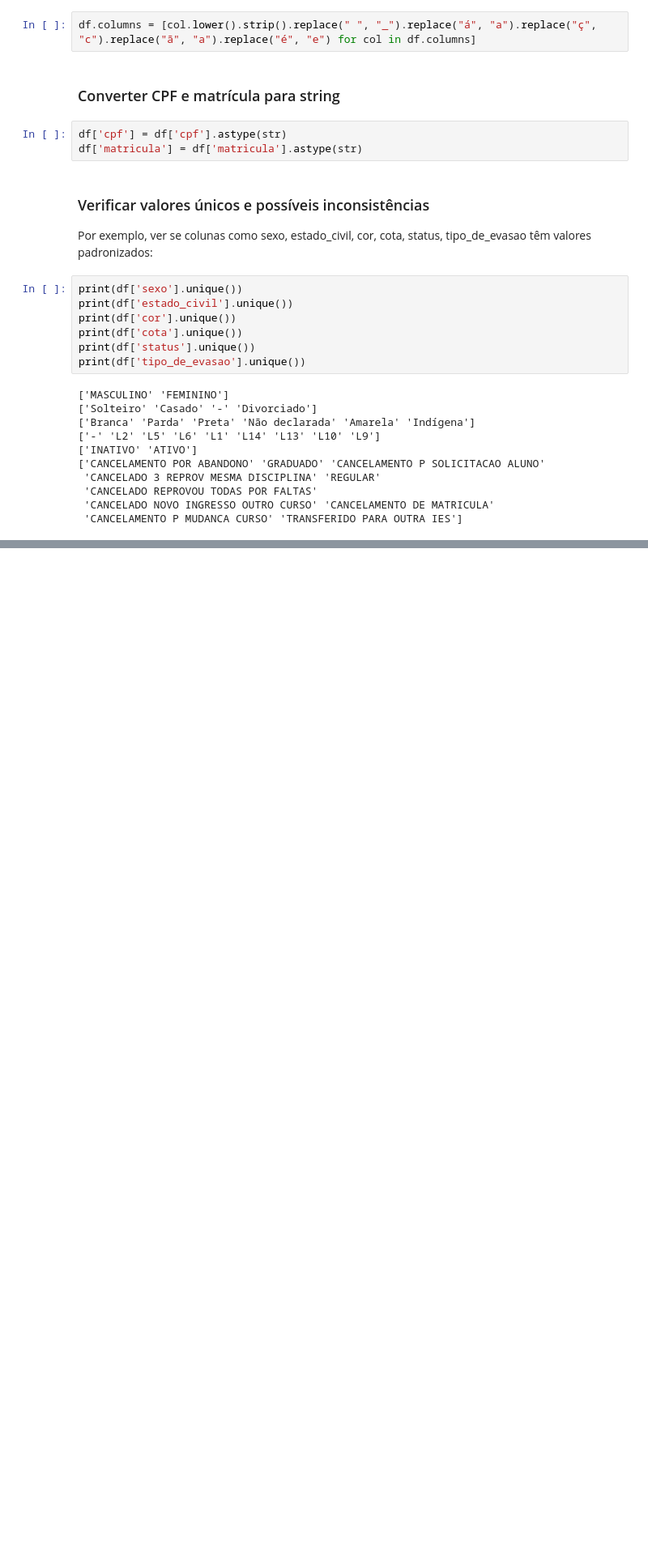
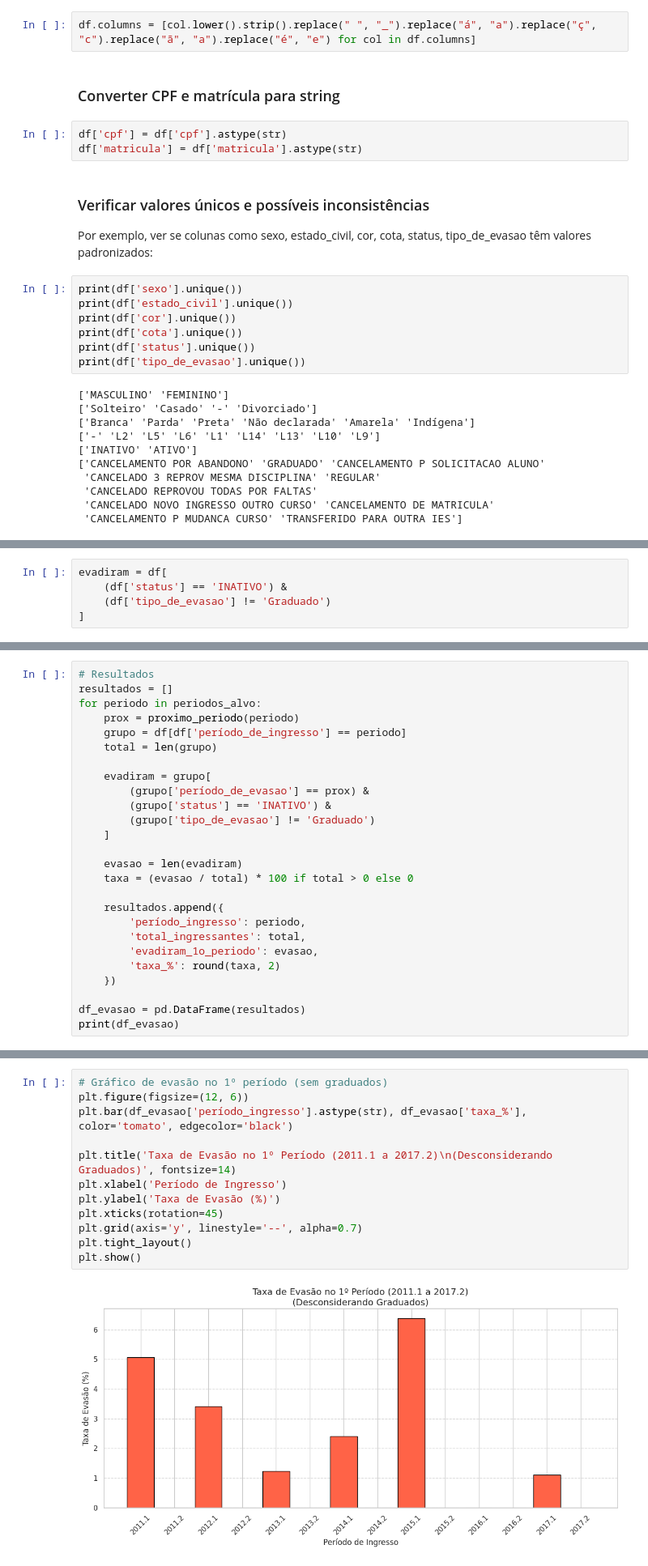
Before and after one commit to DiegoKazadi/ufcg-analise-descritiva, a Jupyter notebook: ufcg-analise-descritiva.ipynb, the cells around one changed output, grey strips where cells are left out. Shown at 81% size. Saved outputs shown, nothing was run; the diff lists cells and outputs as text; blank space fills up the shorter version.

```diff
--- a/ufcg-analise-descritiva.ipynb
+++ b/ufcg-analise-descritiva.ipynb
@@ -415,0 +628,5 @@ print(df['tipo_de_evasao'].unique())
+# %%
+evadiram = df[
+    (df['status'] == 'INATIVO') &
+    (df['tipo_de_evasao'] != 'Graduado')
+]
@@ -415,0 +637,26 @@ print(df['tipo_de_evasao'].unique())
+# %%
+# Resultados
+resultados = []
+for periodo in periodos_alvo:
+    prox = proximo_periodo(periodo)
+    grupo = df[df['período_de_ingresso'] == periodo]
+    total = len(grupo)
+
+    evadiram = grupo[
+        (grupo['período_de_evasao'] == prox) &
+        (grupo['status'] == 'INATIVO') &
+        (grupo['tipo_de_evasao'] != 'Graduado')
+    ]
+
+    evasao = len(evadiram)
+    taxa = (evasao / total) * 100 if total > 0 else 0
+
+    resultados.append({
+        'período_ingresso': periodo,
+        'total_ingressantes': total,
+        'evadiram_1o_periodo': evasao,
+        'taxa_%': round(taxa, 2)
+    })
+
+df_evasao = pd.DataFrame(resultados)
+print(df_evasao)
@@ -415,0 +680,14 @@ print(df['tipo_de_evasao'].unique())
+# %%
+# Gráfico de evasão no 1º período (sem graduados)
+plt.figure(figsize=(12, 6))
+plt.bar(df_evasao['período_ingresso'].astype(str), df_evasao['taxa_%'], color='tomato', edgecolor='black')
+
+plt.title('Taxa de Evasão no 1º Período (2011.1 a 2017.2)\n(Desconsiderando Graduados)', fontsize=14)
+plt.xlabel('Período de Ingresso')
+plt.ylabel('Taxa de Evasão (%)')
+plt.xticks(rotation=45)
+plt.grid(axis='y', linestyle='--', alpha=0.7)
+plt.tight_layout()
+plt.show()
+# %% [output]
+[figure, added]
```
Also changed, not shown: parts of 43 cells of this notebook.
